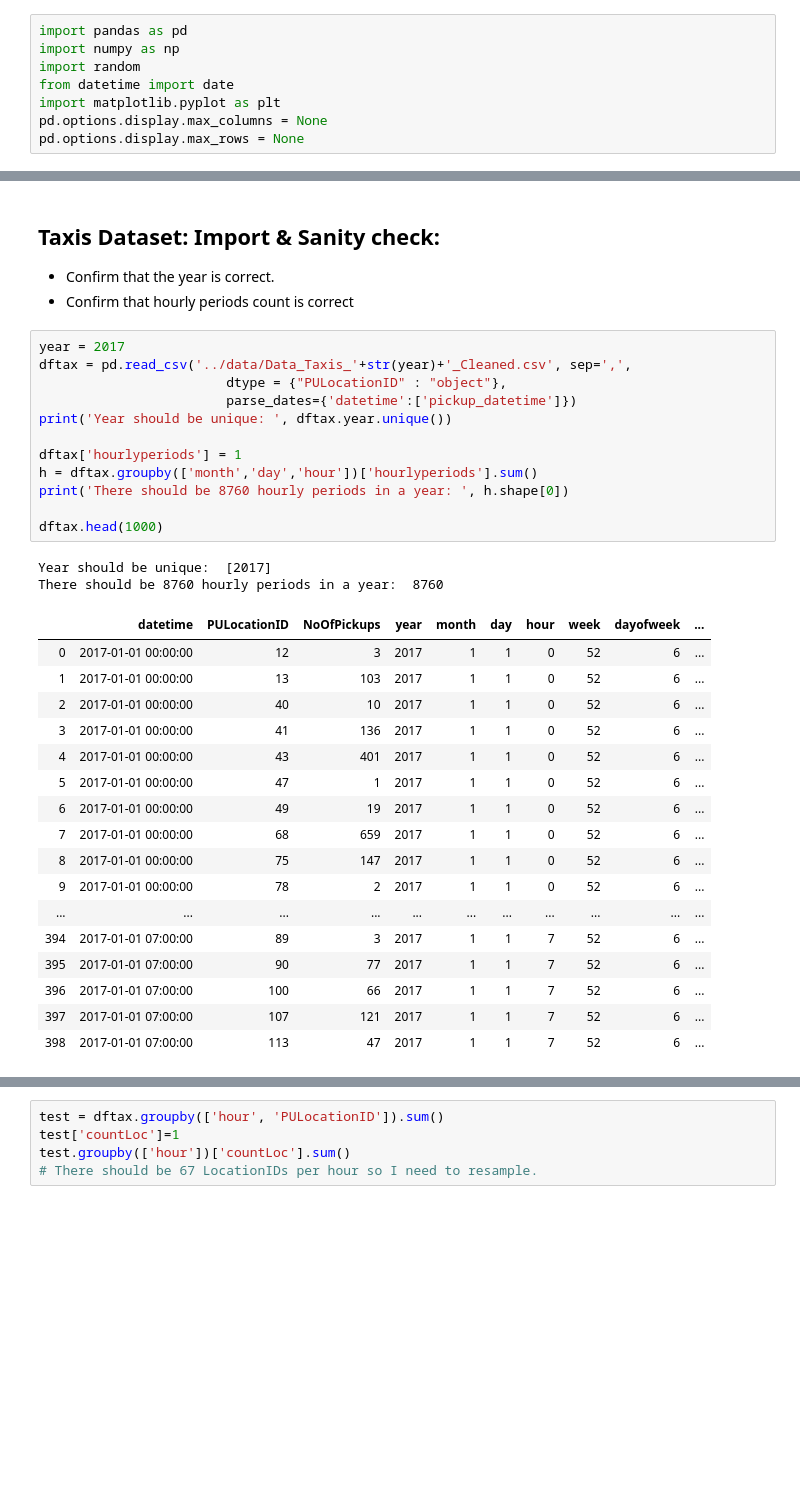
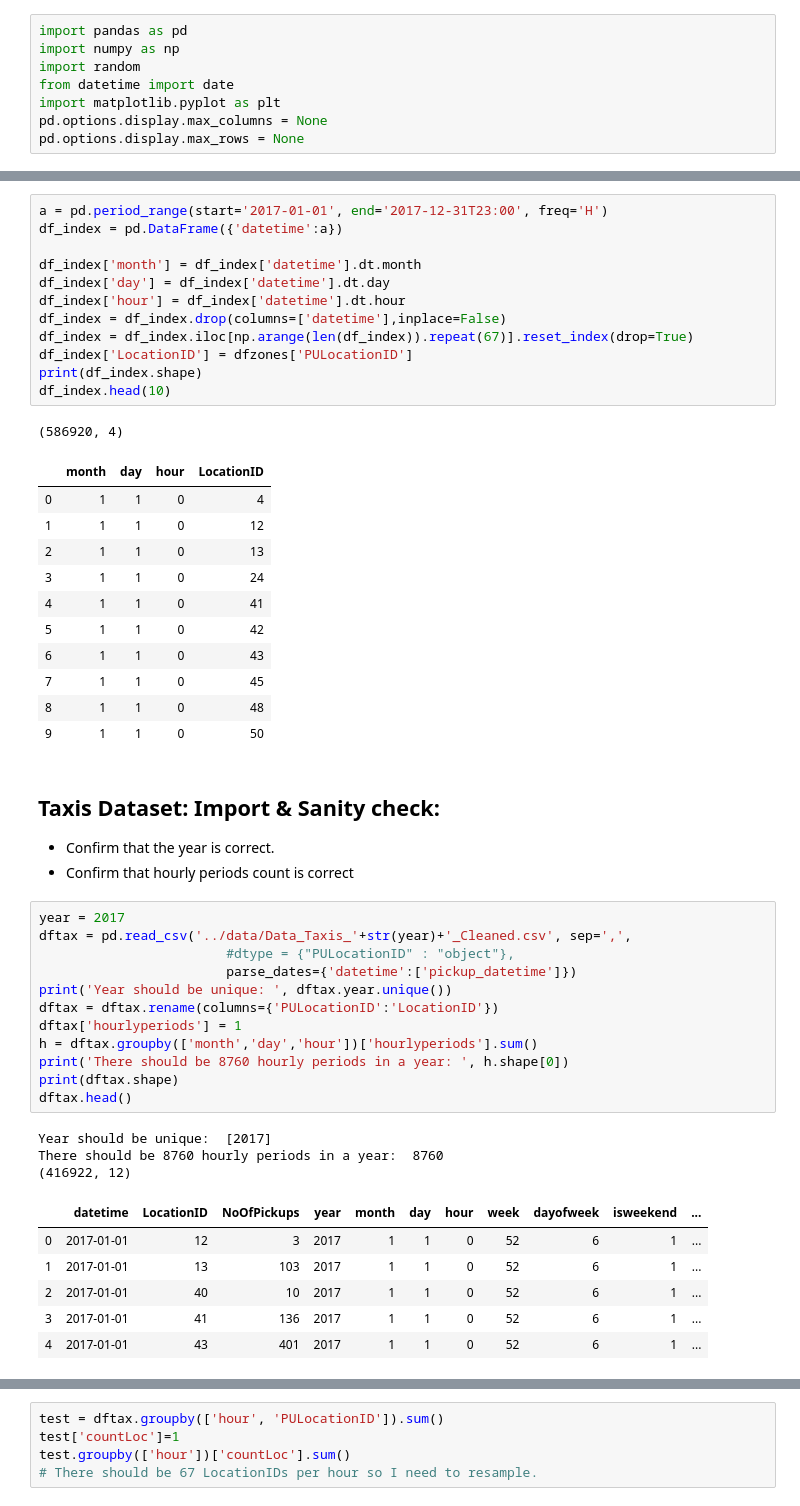
Before and after one commit to angelrps/MasterDataScience_FinalProject, a Jupyter notebook: notebooks/Data_Join_Taxis_Weather.ipynb, the cells around one changed output, grey strips where cells are left out. Drawn from its saved outputs; the diff is of its cells as text; blank space fills up the shorter version.

```diff
--- a/notebooks/Data_Join_Taxis_Weather.ipynb
+++ b/notebooks/Data_Join_Taxis_Weather.ipynb
@@ -15,3 +48,28 @@ pd.options.display.max_rows = None
+# %%
+a = pd.period_range(start='2017-01-01', end='2017-12-31T23:00', freq='H')
+df_index = pd.DataFrame({'datetime':a})
+
+df_index['month'] = df_index['datetime'].dt.month
+df_index['day'] = df_index['datetime'].dt.day
+df_index['hour'] = df_index['datetime'].dt.hour
+df_index = df_index.drop(columns=['datetime'],inplace=False)
+df_index = df_index.iloc[np.arange(len(df_index)).repeat(67)].reset_index(drop=True)
+df_index['LocationID'] = dfzones['PULocationID']
+print(df_index.shape)
+df_index.head(10)
+# %% [output]
+(586920, 4)
+|  | month | day | hour | LocationID |
+| 0 | 1 | 1 | 0 | 4 |
+| 1 | 1 | 1 | 0 | 12 |
+| 2 | 1 | 1 | 0 | 13 |
+| 3 | 1 | 1 | 0 | 24 |
+| 4 | 1 | 1 | 0 | 41 |
+| 5 | 1 | 1 | 0 | 42 |
+| 6 | 1 | 1 | 0 | 43 |
+| 7 | 1 | 1 | 0 | 45 |
+| 8 | 1 | 1 | 0 | 48 |
+| 9 | 1 | 1 | 0 | 50 |
 # %% [markdown]
 ## Taxis Dataset: Import & Sanity check:
 - Confirm that the year is correct.
@@ -19,32 +77,22 @@ pd.options.display.max_rows = None
 # %%
 year = 2017
 dftax = pd.read_csv('../data/Data_Taxis_'+str(year)+'_Cleaned.csv', sep=',',
-                        dtype = {"PULocationID" : "object"},
+                        #dtype = {"PULocationID" : "object"},
                         parse_dates={'datetime':['pickup_datetime']})
 print('Year should be unique: ', dftax.year.unique())
-
+dftax = dftax.rename(columns={'PULocationID':'LocationID'})
 dftax['hourlyperiods'] = 1
 h = dftax.groupby(['month','day','hour'])['hourlyperiods'].sum()
 print('There should be 8760 hourly periods in a year: ', h.shape[0])
-
-dftax.head(1000)
+print(dftax.shape)
+dftax.head()
 # %% [output]
 Year should be unique:  [2017]
 There should be 8760 hourly periods in a year:  8760
+(416922, 12)
-|  | datetime | PULocationID | NoOfPickups | year | month | day | hour | week | dayofweek | ... |
-| 0 | 2017-01-01 00:00:00 | 12 | 3 | 2017 | 1 | 1 | 0 | 52 | 6 | ... |
-| 1 | 2017-01-01 00:00:00 | 13 | 103 | 2017 | 1 | 1 | 0 | 52 | 6 | ... |
-| 2 | 2017-01-01 00:00:00 | 40 | 10 | 2017 | 1 | 1 | 0 | 52 | 6 | ... |
-| 3 | 2017-01-01 00:00:00 | 41 | 136 | 2017 | 1 | 1 | 0 | 52 | 6 | ... |
-| 4 | 2017-01-01 00:00:00 | 43 | 401 | 2017 | 1 | 1 | 0 | 52 | 6 | ... |
-| 5 | 2017-01-01 00:00:00 | 47 | 1 | 2017 | 1 | 1 | 0 | 52 | 6 | ... |
-| 6 | 2017-01-01 00:00:00 | 49 | 19 | 2017 | 1 | 1 | 0 | 52 | 6 | ... |
-| 7 | 2017-01-01 00:00:00 | 68 | 659 | 2017 | 1 | 1 | 0 | 52 | 6 | ... |
-| 8 | 2017-01-01 00:00:00 | 75 | 147 | 2017 | 1 | 1 | 0 | 52 | 6 | ... |
-| 9 | 2017-01-01 00:00:00 | 78 | 2 | 2017 | 1 | 1 | 0 | 52 | 6 | ... |
-| ... | ... | ... | ... | ... | ... | ... | ... | ... | ... | ... |
-| 394 | 2017-01-01 07:00:00 | 89 | 3 | 2017 | 1 | 1 | 7 | 52 | 6 | ... |
-| 395 | 2017-01-01 07:00:00 | 90 | 77 | 2017 | 1 | 1 | 7 | 52 | 6 | ... |
-| 396 | 2017-01-01 07:00:00 | 100 | 66 | 2017 | 1 | 1 | 7 | 52 | 6 | ... |
-| 397 | 2017-01-01 07:00:00 | 107 | 121 | 2017 | 1 | 1 | 7 | 52 | 6 | ... |
-| 398 | 2017-01-01 07:00:00 | 113 | 47 | 2017 | 1 | 1 | 7 | 52 | 6 | ... |
+|  | datetime | LocationID | NoOfPickups | year | month | day | hour | week | dayofweek | isweekend | ... |
+| 0 | 2017-01-01 | 12 | 3 | 2017 | 1 | 1 | 0 | 52 | 6 | 1 | ... |
+| 1 | 2017-01-01 | 13 | 103 | 2017 | 1 | 1 | 0 | 52 | 6 | 1 | ... |
+| 2 | 2017-01-01 | 40 | 10 | 2017 | 1 | 1 | 0 | 52 | 6 | 1 | ... |
+| 3 | 2017-01-01 | 41 | 136 | 2017 | 1 | 1 | 0 | 52 | 6 | 1 | ... |
+| 4 | 2017-01-01 | 43 | 401 | 2017 | 1 | 1 | 0 | 52 | 6 | 1 | ... |
```
Also changed, not shown: parts of 20 cells of this notebook.
